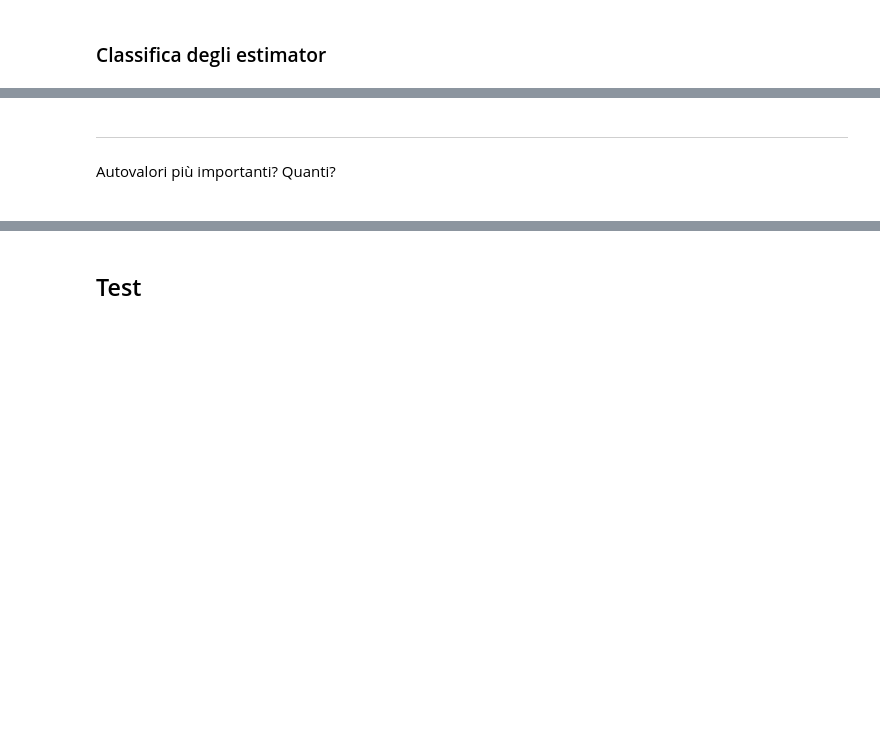
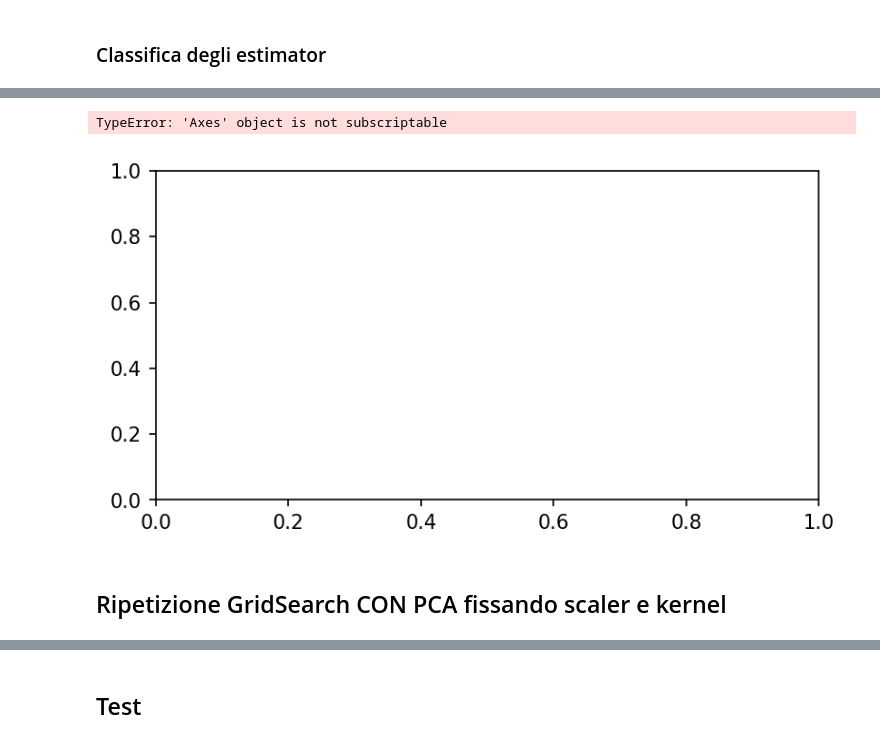
Before and after one commit to zosojack/ml-applications, a Jupyter notebook: first-project/svm_definitivo.ipynb, the cells around one changed output, grey strips where cells are left out. Cells and saved outputs as stored; diff of their text form; code cells hidden in the pictures; blank space fills up the shorter version.

```diff
--- a/first-project/svm_definitivo.ipynb
+++ b/first-project/svm_definitivo.ipynb
@@ -213,4 +211,0 @@ Numero totale di configurazioni provate: 180
-# %% [markdown]
----
-# %% [markdown]
-Autovalori più importanti? Quanti?
@@ -219,2 +212,37 @@ Autovalori più importanti? Quanti?
-# %% [markdown]
-<blank>
+# %%
+import matplotlib.pyplot as plt
+import seaborn as sns
+
+# 1. Convertiamo gli oggetti scaler in stringhe (es. da <StandardScaler()> a "StandardScaler")
+if 'param_scaling' in results_df.columns:
+    results_df['param_scaling'] = results_df['param_scaling'].apply(lambda x: type(x).__name__ if x is not None else "None")
+
+# 2. Ora la lista dei parametri funzionerà correttamente
+params_to_check = [col for col in results_df.columns if 'param_classify__' in col]
+if 'param_scaling' in results_df.columns:
+    params_to_check.append('param_scaling') # Usiamo il nome della colonna, non i dati
+
+# Creiamo una figura con vari subplot
+fig, axes = plt.subplots(len(params_to_check), 1, figsize=(6, 3 * len(params_to_check)), dpi=150)
+
+for i, param in enumerate(params_to_check):
+    # Calcoliamo la media dell'accuracy per ogni valore del parametro
+    stats = results_df.groupby(param)['mean_test_score'].mean().sort_values(ascending=False)
+
+    # Plotting
+    sns.barplot(x=stats.index, y=stats.values, ax=axes[i], palette="bright", legend=False, hue=stats.index)
+    axes[i].set_title(f"Impatto di {param.replace('param_classify__', '')}")
+    axes[i].set_ylabel("Mean Accuracy")
+    axes[i].set_ylim(results_df['mean_test_score'].min() - 0.02, results_df['mean_test_score'].max() + 0.02)
+
+    # Stampiamo i valori testuali per precisione
+    print(10*"----")
+    print(stats)
+
+plt.tight_layout()
+plt.show()
+# %% [output]
+TypeError: 'Axes' object is not subscriptable
+[figure, added]
+# %% [markdown]
+## Ripetizione GridSearch CON PCA fissando scaler e kernel
```
Also changed, not shown: parts of 28 cells of this notebook, 12 other files.
